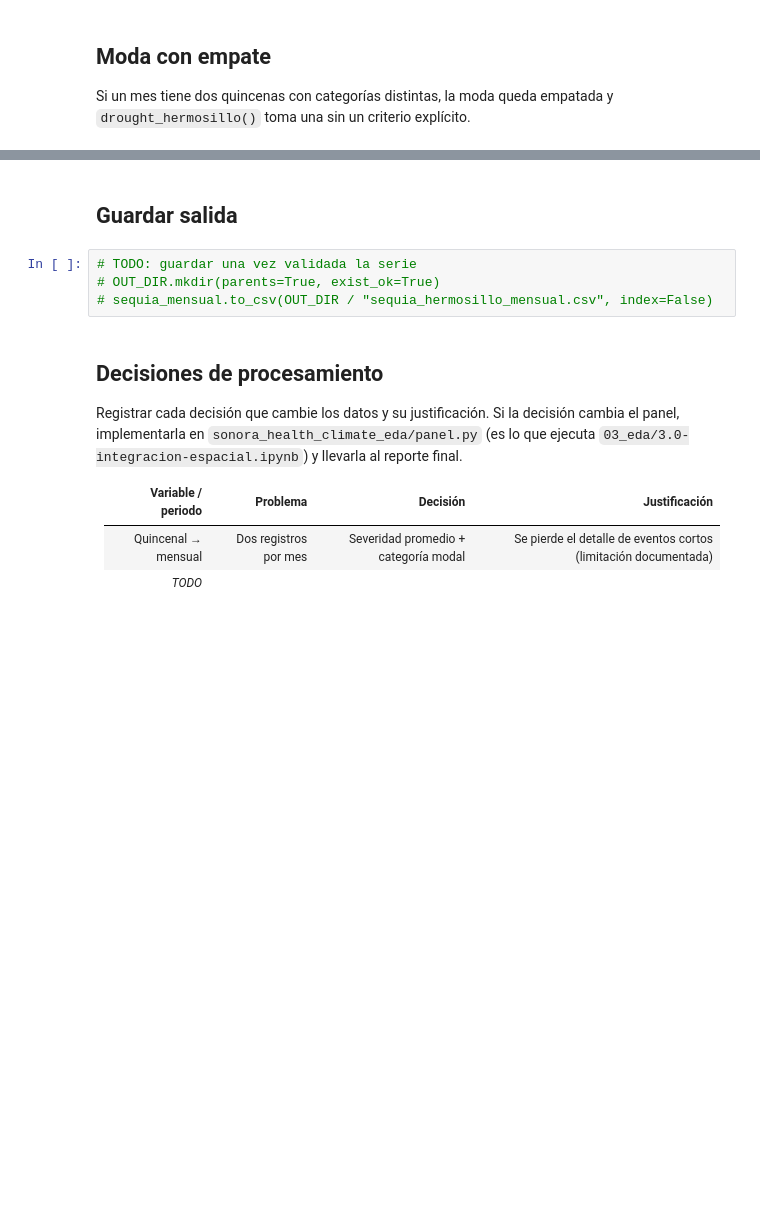
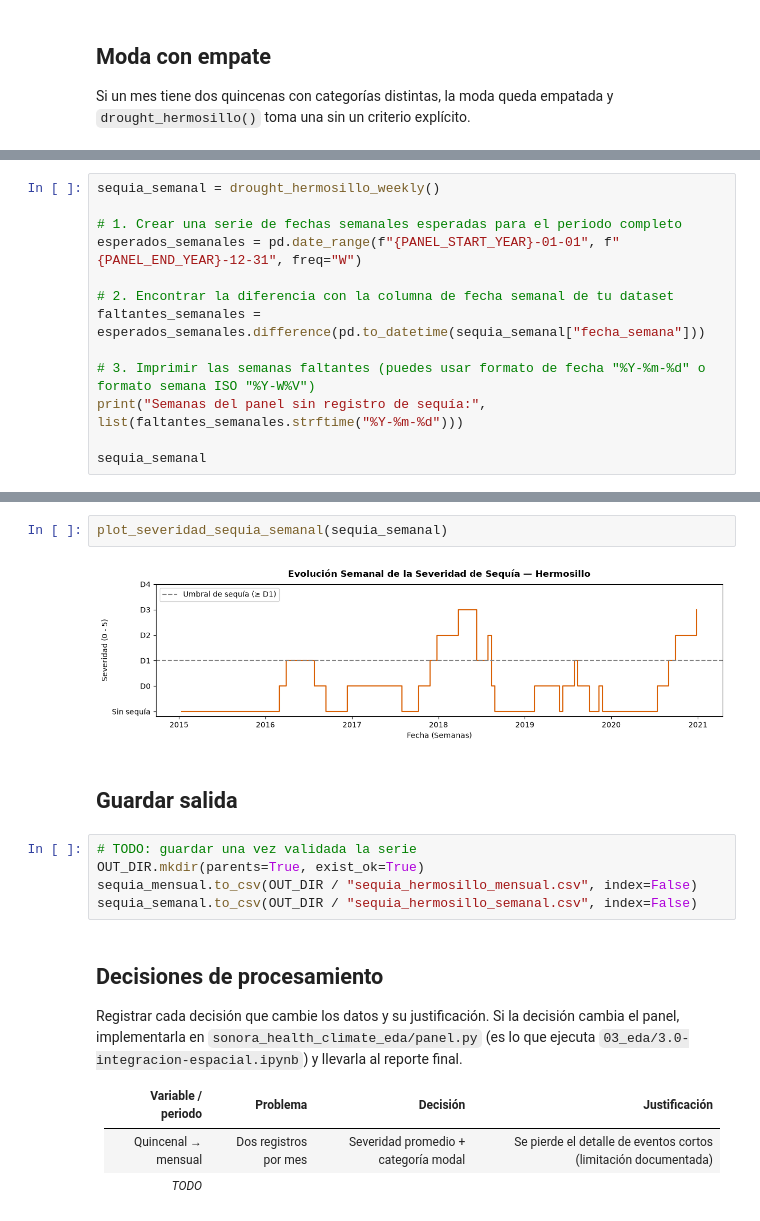
Before and after one commit to mdc-feature-engineering/sonora-health-climate-eda, a Jupyter notebook: notebooks/02_procesamiento/2.2-procesamiento-sequia.ipynb, the cells around one changed output, grey strips where cells are left out. Saved outputs shown, nothing was run; the diff lists cells and outputs as text; blank space fills up the shorter version.

```diff
--- a/notebooks/02_procesamiento/2.2-procesamiento-sequia.ipynb
+++ b/notebooks/02_procesamiento/2.2-procesamiento-sequia.ipynb
@@ -115,0 +191,13 @@ plt.show()
+# %%
+sequia_semanal = drought_hermosillo_weekly()
+
+# 1. Crear una serie de fechas semanales esperadas para el periodo completo
+esperados_semanales = pd.date_range(f"{PANEL_START_YEAR}-01-01", f"{PANEL_END_YEAR}-12-31", freq="W")
+
+# 2. Encontrar la diferencia con la columna de fecha semanal de tu dataset
+faltantes_semanales = esperados_semanales.difference(pd.to_datetime(sequia_semanal["fecha_semana"]))
+
+# 3. Imprimir las semanas faltantes (puedes usar formato de fecha "%Y-%m-%d" o formato semana ISO "%Y-W%V")
+print("Semanas del panel sin registro de sequía:", list(faltantes_semanales.strftime("%Y-%m-%d")))
+
+sequia_semanal
@@ -116,9 +219,14 @@ plt.show()
+# %%
+plot_severidad_sequia_semanal(sequia_semanal)
+# %% [output]
+[figure, added]
 # %% [markdown]
 ## Guardar salida
 # %%
 # TODO: guardar una vez validada la serie
-# OUT_DIR.mkdir(parents=True, exist_ok=True)
-# sequia_mensual.to_csv(OUT_DIR / "sequia_hermosillo_mensual.csv", index=False)
+OUT_DIR.mkdir(parents=True, exist_ok=True)
+sequia_mensual.to_csv(OUT_DIR / "sequia_hermosillo_mensual.csv", index=False)
+sequia_semanal.to_csv(OUT_DIR / "sequia_hermosillo_semanal.csv", index=False)
 # %% [markdown]
 ## Decisiones de procesamiento
 
```
Also changed, not shown: parts of 10 cells of this notebook, 6 other files.
